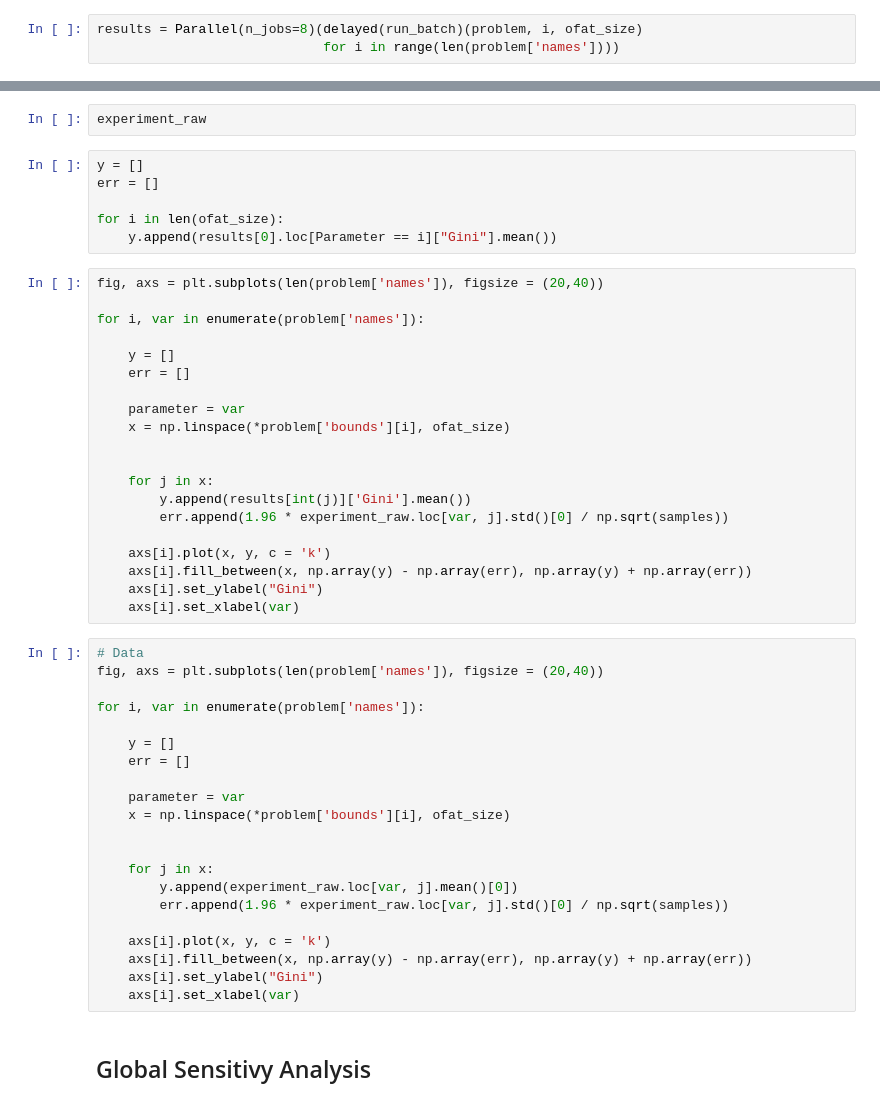
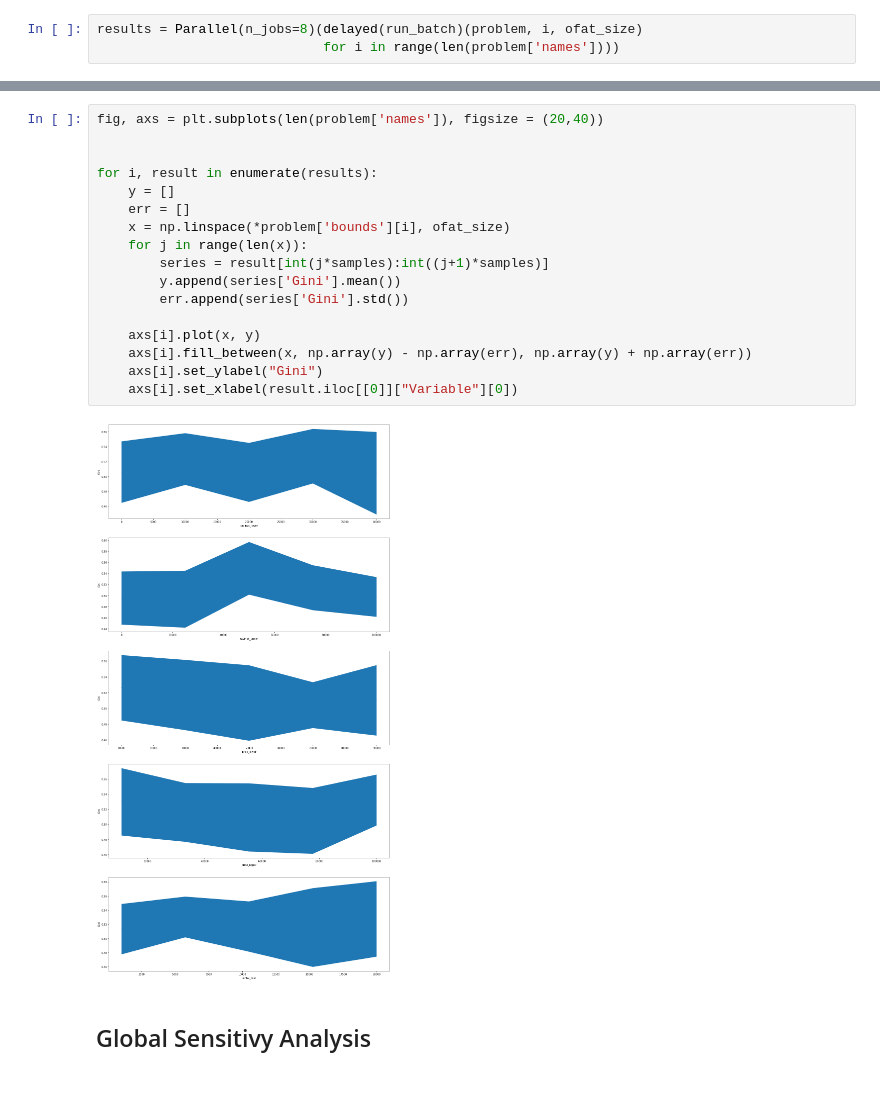
Before and after one commit to Caesar-blip/ABM, a Jupyter notebook: BatchRunner.ipynb, the cells around one changed output, grey strips where cells are left out. Cells and saved outputs as stored; diff of their text form.

Commit message:
visualization of parallel results

```diff
--- a/BatchRunner.ipynb
+++ b/BatchRunner.ipynb
@@ -107,52 +72,22 @@ experiment_raw = df_experiment.set_index(['Variable', 'Parameter'])
-# %%
-experiment_raw
-# %%
-y = []
-err = []
-
-for i in len(ofat_size):
-    y.append(results[0].loc[Parameter == i]["Gini"].mean())
-# %%
-fig, axs = plt.subplots(len(problem['names']), figsize = (20,40))
-
-for i, var in enumerate(problem['names']):
-
-    y = []
-    err = []
-
-    parameter = var
-    x = np.linspace(*problem['bounds'][i], ofat_size)
-
-
-    for j in x:
-        y.append(results[int(j)]['Gini'].mean())
-        err.append(1.96 * experiment_raw.loc[var, j].std()[0] / np.sqrt(samples))
-
-    axs[i].plot(x, y, c = 'k')
-    axs[i].fill_between(x, np.array(y) - np.array(err), np.array(y) + np.array(err))
-    axs[i].set_ylabel("Gini")
-    axs[i].set_xlabel(var)
-# %%
-# Data
-fig, axs = plt.subplots(len(problem['names']), figsize = (20,40))
-
-for i, var in enumerate(problem['names']):
-
-    y = []
-    err = []
-
-    parameter = var
-    x = np.linspace(*problem['bounds'][i], ofat_size)
-
-
-    for j in x:
-        y.append(experiment_raw.loc[var, j].mean()[0])
-        err.append(1.96 * experiment_raw.loc[var, j].std()[0] / np.sqrt(samples))
-
-    axs[i].plot(x, y, c = 'k')
-    axs[i].fill_between(x, np.array(y) - np.array(err), np.array(y) + np.array(err))
-    axs[i].set_ylabel("Gini")
-    axs[i].set_xlabel(var)
+# %%
+fig, axs = plt.subplots(len(problem['names']), figsize = (20,40))
+
+
+for i, result in enumerate(results):
+    y = []
+    err = []
+    x = np.linspace(*problem['bounds'][i], ofat_size)
+    for j in range(len(x)):
+        series = result[int(j*samples):int((j+1)*samples)]
+        y.append(series['Gini'].mean())
+        err.append(series['Gini'].std())
+
+    axs[i].plot(x, y)
+    axs[i].fill_between(x, np.array(y) - np.array(err), np.array(y) + np.array(err))
+    axs[i].set_ylabel("Gini")
+    axs[i].set_xlabel(result.iloc[[0]]["Variable"][0])
+# %% [output]
+[figure, added]
 # %% [markdown]
 ## Global Sensitivy Analysis
 # %%
```
Also changed, not shown: parts of 1 cell of this notebook.
